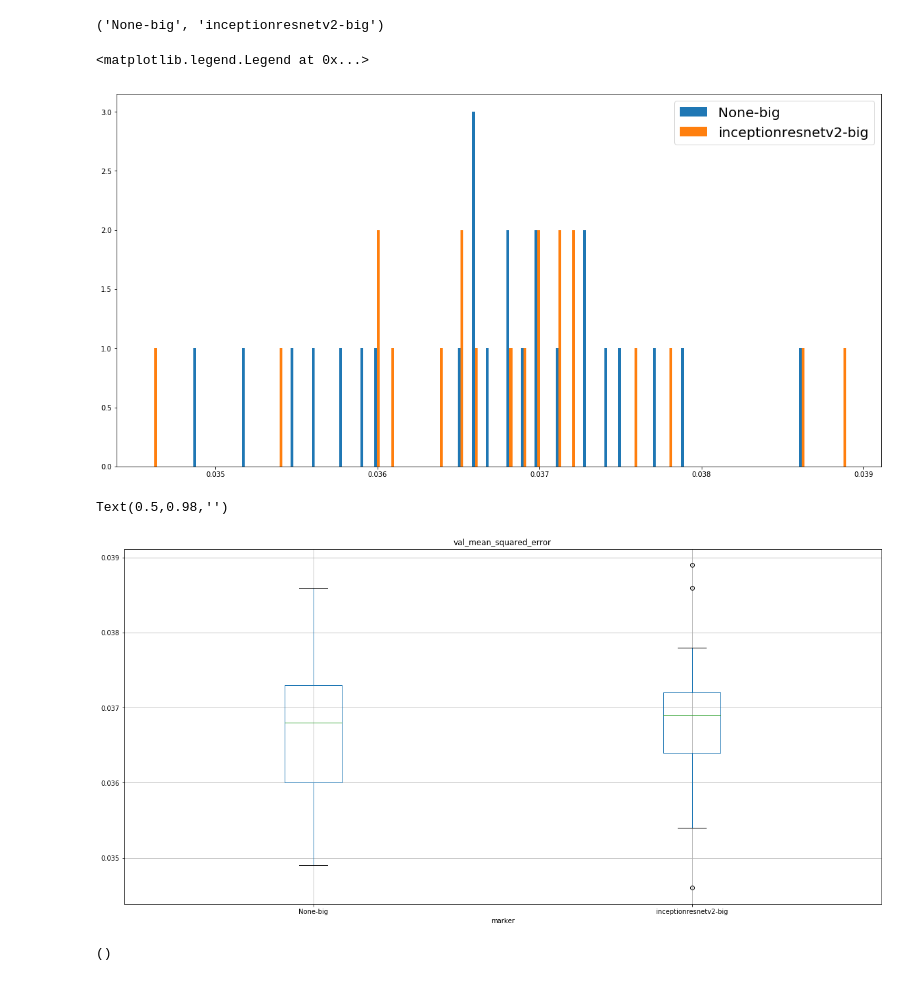
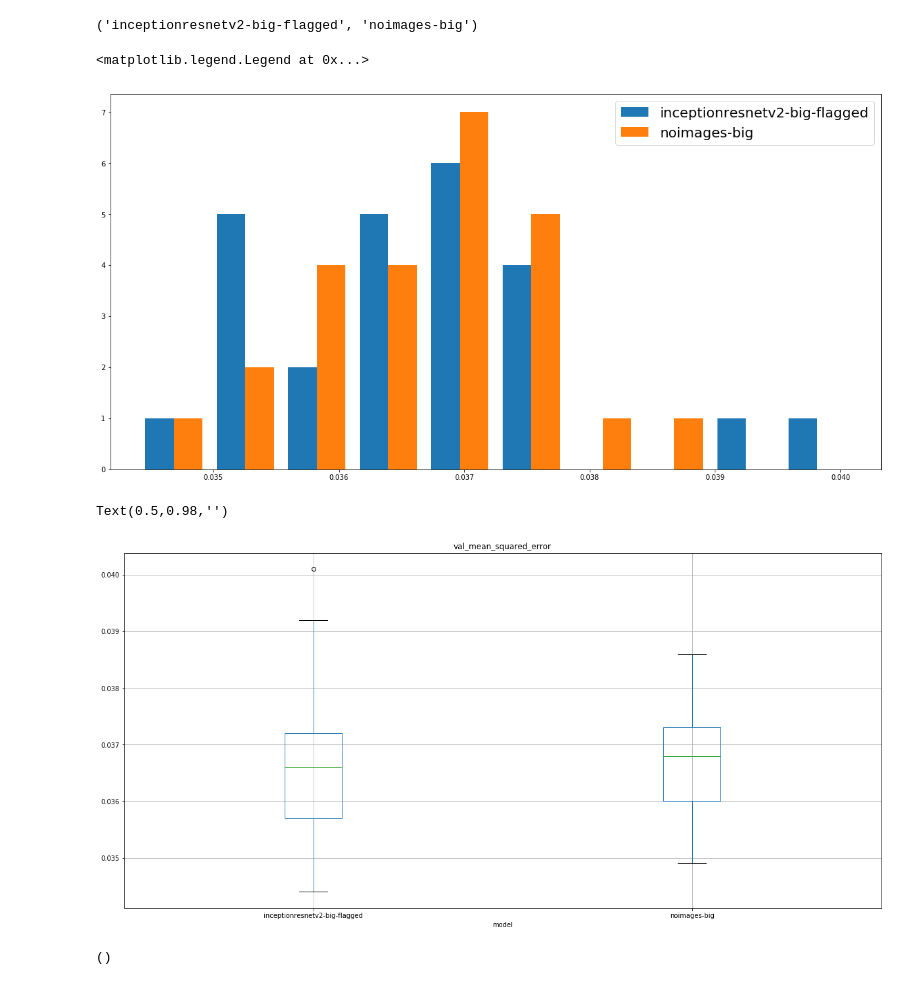
Before and after one commit to ArneBinder/clickbait, a Jupyter notebook: results/clickbait.ipynb, the cells around one changed output. Drawn from its saved outputs; the diff is of its cells as text; code cells hidden in the pictures.

Commit message:
added new scores

```diff
--- a/results/clickbait.ipynb
+++ b/results/clickbait.ipynb
@@ -12,7 +12,7 @@ def parameter_string_to_dict(parameters):
     parameters_dict = dict([p.split(' ') for p in parameters_list])
     return parameters_dict
 
-def read_scores(path, marker):
+def read_scores(path, model):
     df_scores = pd.read_csv(path, sep='\t',
                      names=['time', 'val_mean_squared_error', 'epochs', 'parameters'],
                      converters={'time': (lambda x: x.split(': ')[1]),
@@ -20,7 +20,7 @@ def read_scores(path, marker):
                                  'epochs': (lambda x: x.split(': ')[1]),
                                  'parameters': (lambda x: parameter_string_to_dict(x.split(': ')[1]))}
                     )
-    df_scores['marker'] = marker
+    df_scores['model'] = model
     df_params = pd.DataFrame(df_scores['parameters'].tolist())
     del df_scores['parameters']
     return pd.concat([df_scores, df_params], axis=1)
@@ -28,19 +28,23 @@ def read_scores(path, marker):
 #base_path = '/mnt/DATA/ML/training/keras/clickbait/server'
 base_path = os.getcwd()
 df_wimages = read_scores(path=os.path.join(base_path, 'scores-inceptionresnetv2.orig.txt'),
-                         marker='inceptionresnetv2')
+                         model='inceptionresnetv2')
 df_noimages = read_scores(path=os.path.join(base_path, 'scores-noimages.orig.txt'),
-                         marker='noimage')
+                         model='noimages')
 df_wimages_big = read_scores(path=os.path.join(base_path, 'scores-inceptionresnetv2-big.orig.txt'),
-                         marker='inceptionresnetv2-big')
+                         model='inceptionresnetv2-big')
 df_noimages_big = read_scores(path=os.path.join(base_path, 'scores-noimages-big.orig.txt'),
-                         marker='None-big')
+                         model='noimages-big')
+
+df_wimages_big_flagged = read_scores(path=os.path.join(base_path, 'scores-inceptionresnetv2-big-flagged.orig.txt'),
+                         model='inceptionresnetv2-big-flagged')
 
 df = pd.concat([
     #df_wimages,
     #df_noimages,
-    df_wimages_big,
-    df_noimages_big
+    #df_wimages_big,
+    df_noimages_big,
+    df_wimages_big_flagged
 ], sort=False)
 
 # REMOVE OUTLIERS
@@ -49,7 +53,7 @@ df = pd.concat([
 #df = df[df_grouped.transform(lambda x : (x<x.quantile(0.95))&(x>(x.quantile(0.05)))).eq(1)]
 # total
 #df = df[df['val_mean_squared_error'].transform(lambda x : (x<x.quantile(0.95))&(x>(x.quantile(0.05)))).eq(1)]
-df = df[df['val_mean_squared_error'] < 0.1]
+#df = df[df['val_mean_squared_error'] < 0.1]
 
 #df.sort_values('val_mean_squared_error')
 df
@@ -74,43 +78,43 @@ df
 # %%
 #df.hist(bins=100, column='val_mean_squared_error', by='image_function', figsize=(20,10), density=True, histtype='bar')
 #plt.figure()
 
-df_grouped = df.groupby('marker')
+df_grouped = df.groupby('model')
 labels, vals = zip(*[(name, group['val_mean_squared_error']) for name, group in df_grouped])
 print(labels)
 
 #np.random.seed(19680801)
 
 #for n, group in df_grouped:
 #    print(n)
     #print(group['val_mean_squared_error'])
 
 #colors = ['red', 'tan', 'lime']
 plt.figure(1, figsize=(20,10))
-n, bins, patches = plt.hist(vals, bins = 100, histtype='bar', label=labels)#, color=colors, label=colors)
+n, bins, patches = plt.hist(vals, bins = 10, histtype='bar', label=labels)#, color=colors, label=colors)
 ax = plt.gca()
 ax.legend(prop={'size': 20})
 #print(type(fig))
 #fig.axes[0].legend(prop={'size': 10})
 #ax0, ax1, ax2, ax3 = axes.flatten()
 
 #print(len(fig.axes))
 #fig.axes[0].hist(x, n_bins, density=True, histtype='bar', color=colors, label=colors)
 #fig.axes[0].legend(prop={'size': 10})
 #fig.axes[0].set_title('bars with legend')
 # %% [output]
-('None-big', 'inceptionresnetv2-big')
+('inceptionresnetv2-big-flagged', 'noimages-big')
 <matplotlib.legend.Legend at 0x...>
-[figure, old version]
+[figure, new version]
 # %%
-axes = df.boxplot(column='val_mean_squared_error', by='marker', showfliers=True, figsize=(20,10))
+axes = df.boxplot(column='val_mean_squared_error', by='model', showfliers=True, figsize=(20,10))
 #fig = np.asarray(axes).reshape(-1)[0].get_figure()
 #np.asarray(axes).shape
 fig = axes.get_figure()
 fig.suptitle('')
 # %% [output]
 Text(0.5,0.98,'')
-[figure, old version]
+[figure, new version]
 # %%
 np.asarray(axes).shape
 # %% [output]
```
Also changed, not shown: parts of 4 cells of this notebook, 1 other file.
